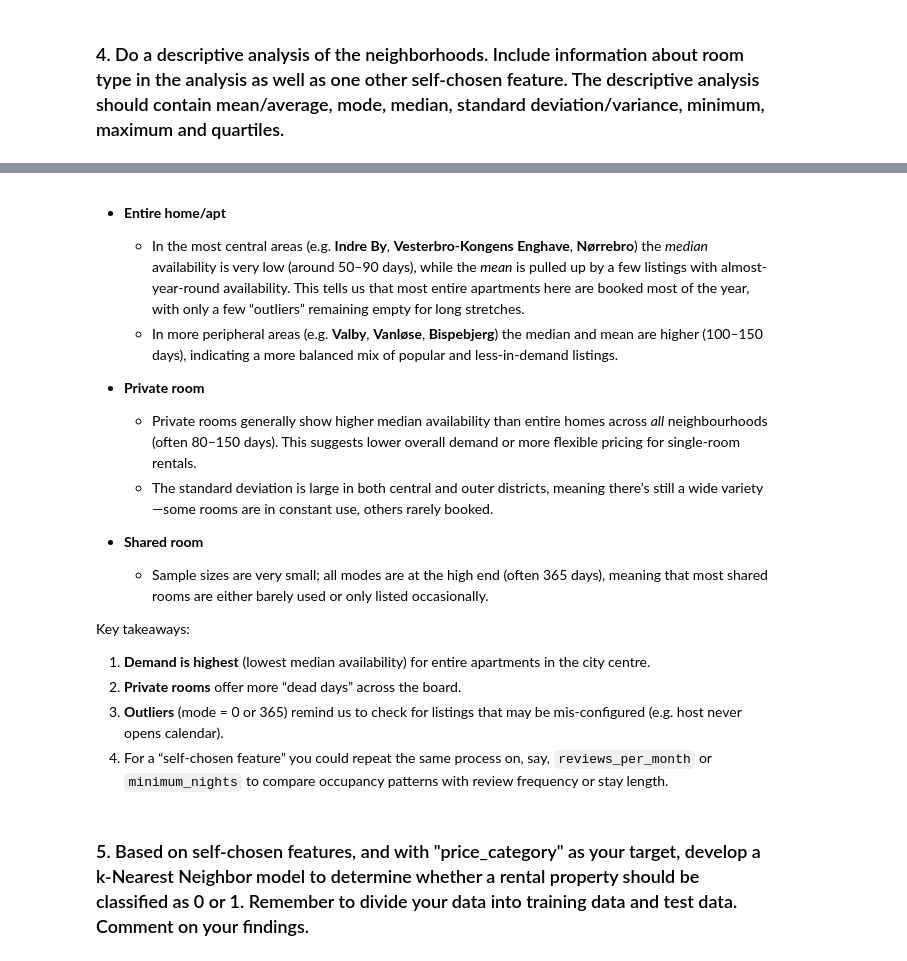
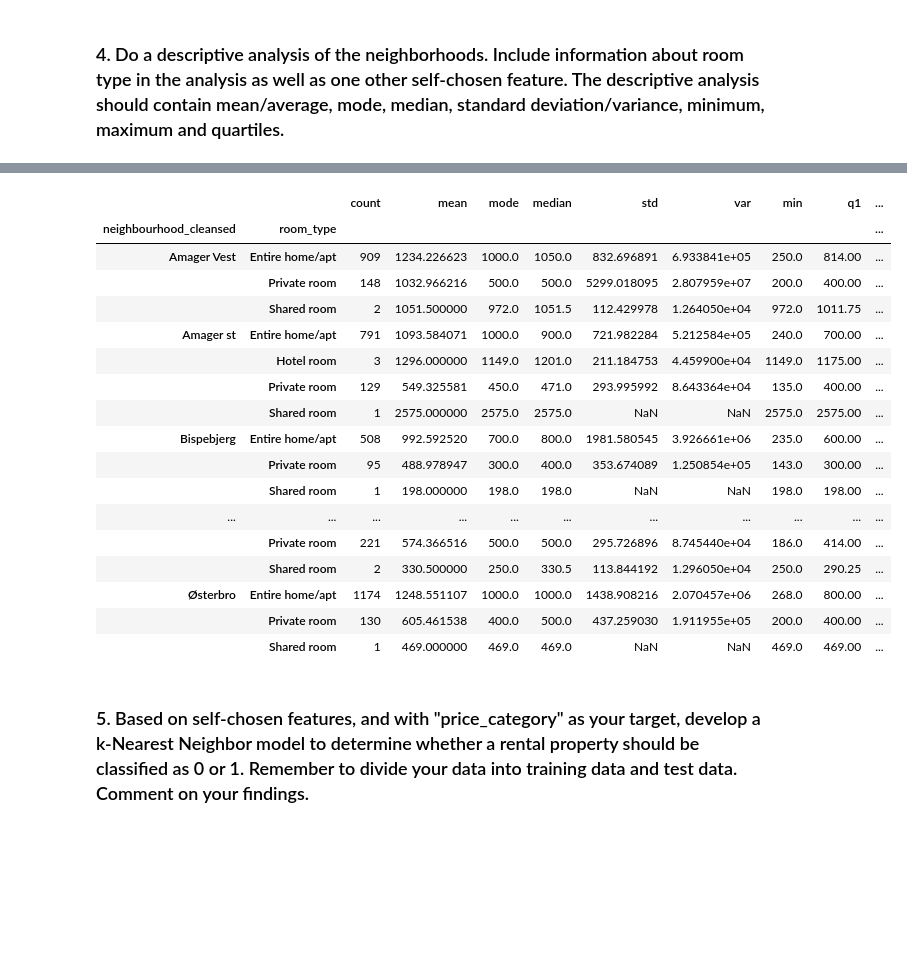
Before and after one commit to sebinko/MAL1, a Jupyter notebook: Assignment1/assignment.ipynb, the cells around one changed output, grey strips where cells are left out. Cells and saved outputs as stored; diff of their text form; code cells hidden in the pictures; blank space fills up the shorter version.

```diff
--- a/Assignment1/assignment.ipynb
+++ b/Assignment1/assignment.ipynb
@@ -320,20 +268,39 @@ summary_availability
-# %% [markdown]
-- **Entire home/apt**
-  - In the most central areas (e.g. **Indre By**, **Vesterbro-Kongens Enghave**, **Nørrebro**) the _median_ availability is very low (around 50–90 days), while the _mean_ is pulled up by a few listings with almost-year-round availability.  This tells us that most entire apartments here are booked most of the year, with only a few “outliers” remaining empty for long stretches.
-  - In more peripheral areas (e.g. **Valby**, **Vanløse**, **Bispebjerg**) the median and mean are higher (100–150 days), indicating a more balanced mix of popular and less-in-demand listings.
-
-- **Private room**
-  - Private rooms generally show higher median availability than entire homes across *all* neighbourhoods (often 80–150 days).  This suggests lower overall demand or more flexible pricing for single-room rentals.
-  - The standard deviation is large in both central and outer districts, meaning there’s still a wide variety—some rooms are in constant use, others rarely booked.
-
-- **Shared room**
-  - Sample sizes are very small; all modes are at the high end (often 365 days), meaning that most shared rooms are either barely used or only listed occasionally.
-
-Key takeaways:
-1. **Demand is highest** (lowest median availability) for entire apartments in the city centre.
-2. **Private rooms** offer more “dead days” across the board.
-3. **Outliers** (mode = 0 or 365) remind us to check for listings that may be mis-configured (e.g. host never opens calendar).
-4. For a “self-chosen feature” you could repeat the same process on, say, `reviews_per_month` or `minimum_nights` to compare occupancy patterns with review frequency or stay length.
+# %%
+grouped = data_filtered.groupby(["neighbourhood_cleansed", "room_type"])
+
+summary = grouped["price"].agg(
+    count="count",
+    mean="mean",
+    mode=lambda x: x.mode().iloc[0] if not x.mode().empty else None,
+    median="median",
+    std="std",
+    var="var",
+    min="min",
+    q1=lambda x: x.quantile(0.25),
+    q3=lambda x: x.quantile(0.75),
+    max="max",
+)
+
+summary
+# %% [output]
+|  |  | count | mean | mode | median | std | var | min | q1 | ... |
+| neighbourhood_cleansed | room_type |  |  |  |  |  |  |  |  | ... |
+| Amager Vest | Entire home/apt | 909 | 1234.226623 | 1000.0 | 1050.0 | 832.696891 | 6.933841e+05 | 250.0 | 814.00 | ... |
+|  | Private room | 148 | 1032.966216 | 500.0 | 500.0 | 5299.018095 | 2.807959e+07 | 200.0 | 400.00 | ... |
+|  | Shared room | 2 | 1051.500000 | 972.0 | 1051.5 | 112.429978 | 1.264050e+04 | 972.0 | 1011.75 | ... |
+| Amager st | Entire home/apt | 791 | 1093.584071 | 1000.0 | 900.0 | 721.982284 | 5.212584e+05 | 240.0 | 700.00 | ... |
+|  | Hotel room | 3 | 1296.000000 | 1149.0 | 1201.0 | 211.184753 | 4.459900e+04 | 1149.0 | 1175.00 | ... |
+|  | Private room | 129 | 549.325581 | 450.0 | 471.0 | 293.995992 | 8.643364e+04 | 135.0 | 400.00 | ... |
+|  | Shared room | 1 | 2575.000000 | 2575.0 | 2575.0 | NaN | NaN | 2575.0 | 2575.00 | ... |
+| Bispebjerg | Entire home/apt | 508 | 992.592520 | 700.0 | 800.0 | 1981.580545 | 3.926661e+06 | 235.0 | 600.00 | ... |
+|  | Private room | 95 | 488.978947 | 300.0 | 400.0 | 353.674089 | 1.250854e+05 | 143.0 | 300.00 | ... |
+|  | Shared room | 1 | 198.000000 | 198.0 | 198.0 | NaN | NaN | 198.0 | 198.00 | ... |
+| ... | ... | ... | ... | ... | ... | ... | ... | ... | ... | ... |
+|  | Private room | 221 | 574.366516 | 500.0 | 500.0 | 295.726896 | 8.745440e+04 | 186.0 | 414.00 | ... |
+|  | Shared room | 2 | 330.500000 | 250.0 | 330.5 | 113.844192 | 1.296050e+04 | 250.0 | 290.25 | ... |
+| Østerbro | Entire home/apt | 1174 | 1248.551107 | 1000.0 | 1000.0 | 1438.908216 | 2.070457e+06 | 268.0 | 800.00 | ... |
+|  | Private room | 130 | 605.461538 | 400.0 | 500.0 | 437.259030 | 1.911955e+05 | 200.0 | 400.00 | ... |
+|  | Shared room | 1 | 469.000000 | 469.0 | 469.0 | NaN | NaN | 469.0 | 469.00 | ... |
 # %% [markdown]
 ### 5. Based on self-chosen features, and with "price_category" as your target, develop a k-Nearest Neighbor model to determine whether a rental property should be classified as 0 or 1. Remember to divide your data into training data and test data. Comment on your findings.
 # %%
```
Also changed, not shown: parts of 5 cells of this notebook, 10 other files.
